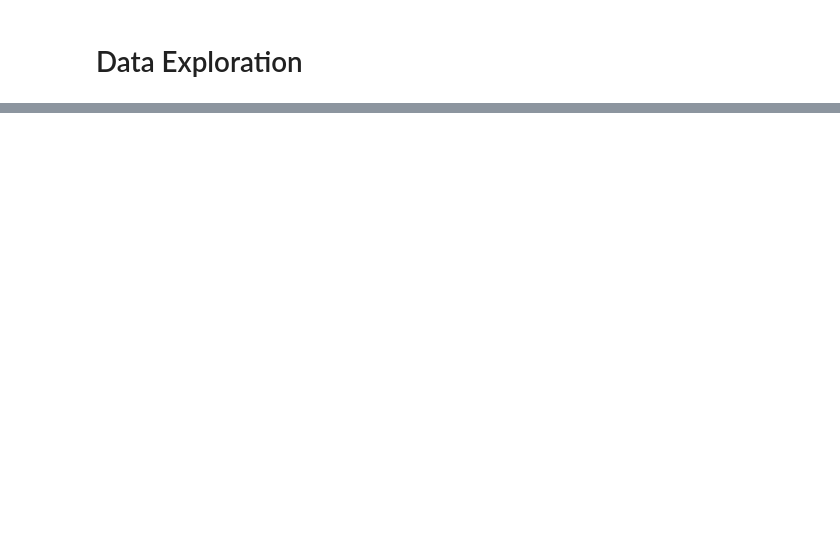
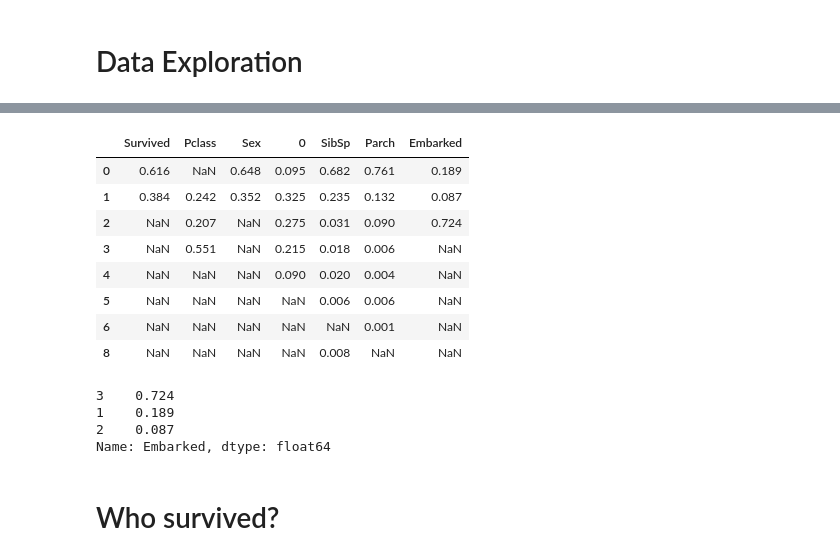
Before and after one commit to eshaw2/DataScience16WarmupProject, a Jupyter notebook: data_exploration.ipynb, the cells around one changed output, grey strips where cells are left out. Drawn from its saved outputs; the diff is of its cells as text; code cells hidden in the pictures; blank space fills up the shorter version.

```diff
--- a/data_exploration.ipynb
+++ b/data_exploration.ipynb
@@ -51,0 +53,41 @@ print ['Percentage survivde: ' + str(float(survived)/total)]
+# %%
+def findPercent(dataframe):
+    columns = []
+    results = []
+    tempdf = dataframe.transpose().iterrows()
+    for column_name, row in tempdf:
+        columns.append(column_name)
+    for variables in range(0,len(columns)):#len(columns)):   #for each column, do...
+        if (type(dataframe[columns[variables]][0]) == type('str')):
+#             d = dict(C=0, S=4127, Q=4098)
+#             dataframe.from_dict()
+            continue
+        else:
+            series = pd.value_counts(dataframe[columns[variables]])
+            total = sum(series)
+            results.append((series/total).round(3))
+    return pd.concat(results, axis=1)
+# %%
+df_per = df[['Survived', 'Pclass', 'Sex', 'Age', 'SibSp','Parch', 'Embarked']]
+# df_per['Age'] = df['Age'].dropna().astype(int)
+findPercent(df_per)
+# %% [output]
+|  | Survived | Pclass | Sex | 0 | SibSp | Parch | Embarked |
+| 0 | 0.616 | NaN | 0.648 | 0.095 | 0.682 | 0.761 | 0.189 |
+| 1 | 0.384 | 0.242 | 0.352 | 0.325 | 0.235 | 0.132 | 0.087 |
+| 2 | NaN | 0.207 | NaN | 0.275 | 0.031 | 0.090 | 0.724 |
+| 3 | NaN | 0.551 | NaN | 0.215 | 0.018 | 0.006 | NaN |
+| 4 | NaN | NaN | NaN | 0.090 | 0.020 | 0.004 | NaN |
+| 5 | NaN | NaN | NaN | NaN | 0.006 | 0.006 | NaN |
+| 6 | NaN | NaN | NaN | NaN | NaN | 0.001 | NaN |
+| 8 | NaN | NaN | NaN | NaN | 0.008 | NaN | NaN |
+# %%
+a = pd.value_counts(df.Embarked)
+(a/sum(a)).round(3)
+# %% [output]
+3    0.724
+1    0.189
+2    0.087
+Name: Embarked, dtype: float64
+# %% [markdown]
+# Who survived?
```
Also changed, not shown: parts of 13 cells of this notebook.
